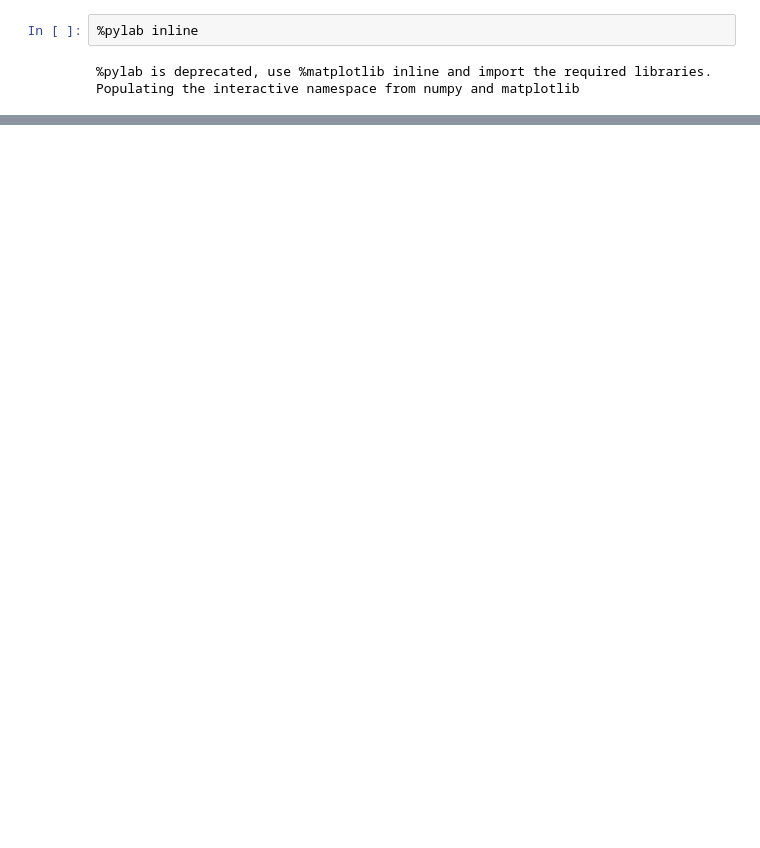
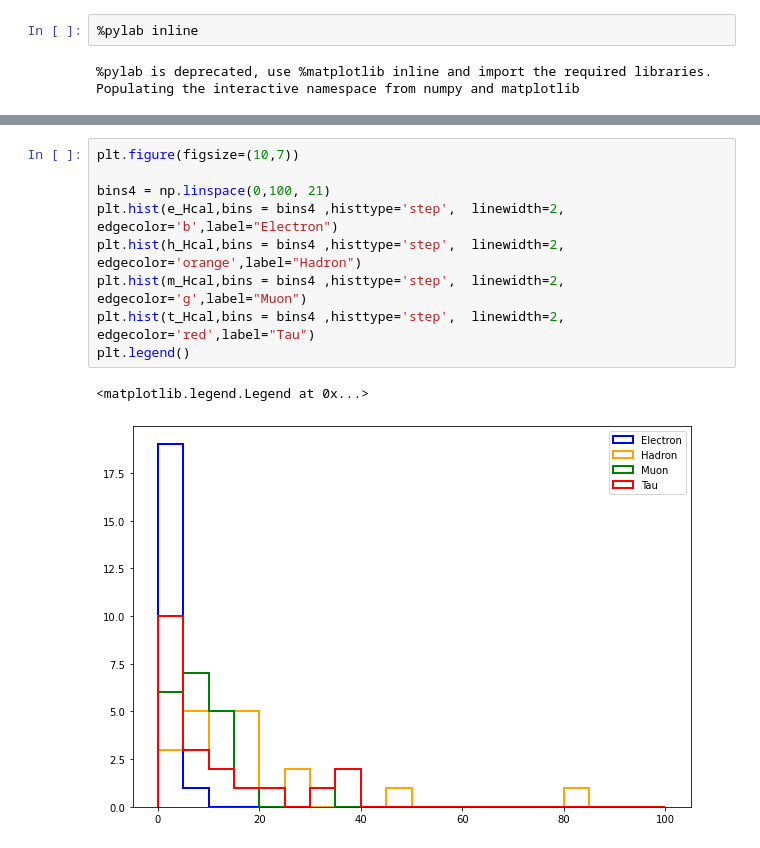
Before and after one commit to leon-goepfert/FP2, a Jupyter notebook: Data_Grope_Myon_Tau.ipynb, the cells around one changed output, grey strips where cells are left out. Saved outputs shown, nothing was run; the diff lists cells and outputs as text; blank space fills up the shorter version.

```diff
--- a/Data_Grope_Myon_Tau.ipynb
+++ b/Data_Grope_Myon_Tau.ipynb
@@ -23,0 +67,12 @@ print(len(Ecal))
+# %%
+plt.figure(figsize=(10,7))
+
+bins4 = np.linspace(0,100, 21)
+plt.hist(e_Hcal,bins = bins4 ,histtype='step',  linewidth=2, edgecolor='b',label="Electron")
+plt.hist(h_Hcal,bins = bins4 ,histtype='step',  linewidth=2, edgecolor='orange',label="Hadron")
+plt.hist(m_Hcal,bins = bins4 ,histtype='step',  linewidth=2, edgecolor='g',label="Muon")
+plt.hist(t_Hcal,bins = bins4 ,histtype='step',  linewidth=2, edgecolor='red',label="Tau")
+plt.legend()
+# %% [output]
+<matplotlib.legend.Legend at 0x...>
+[figure, added]
```
Also changed, not shown: parts of 7 cells of this notebook.
